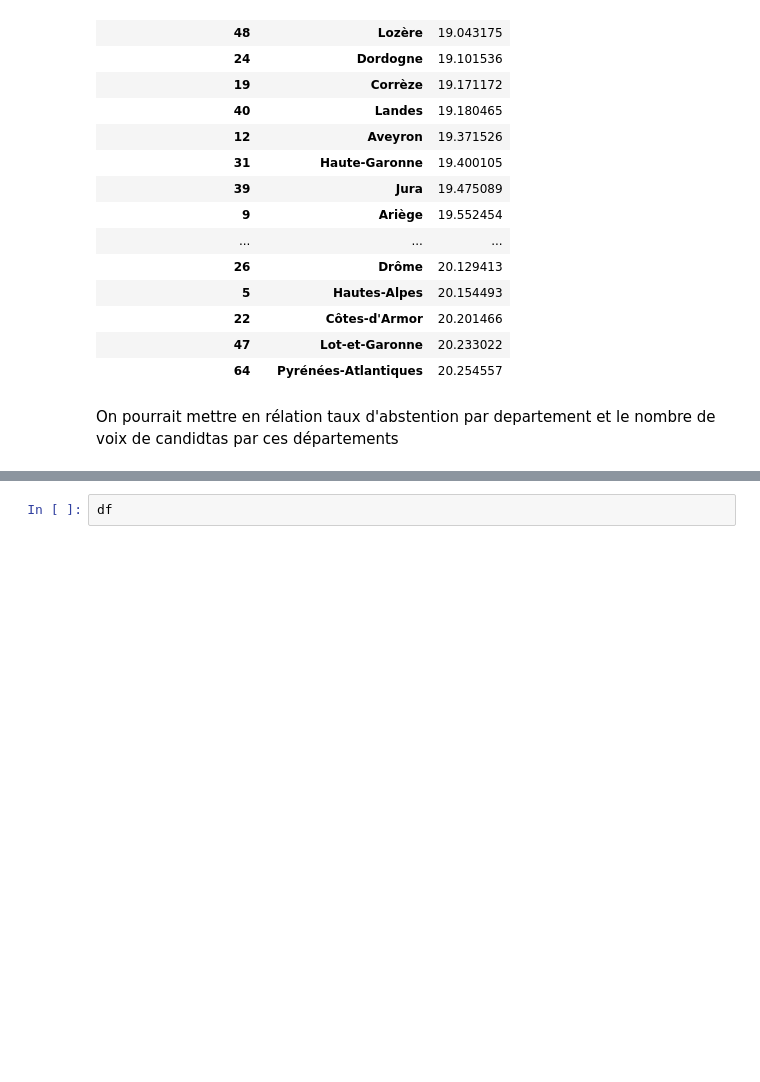
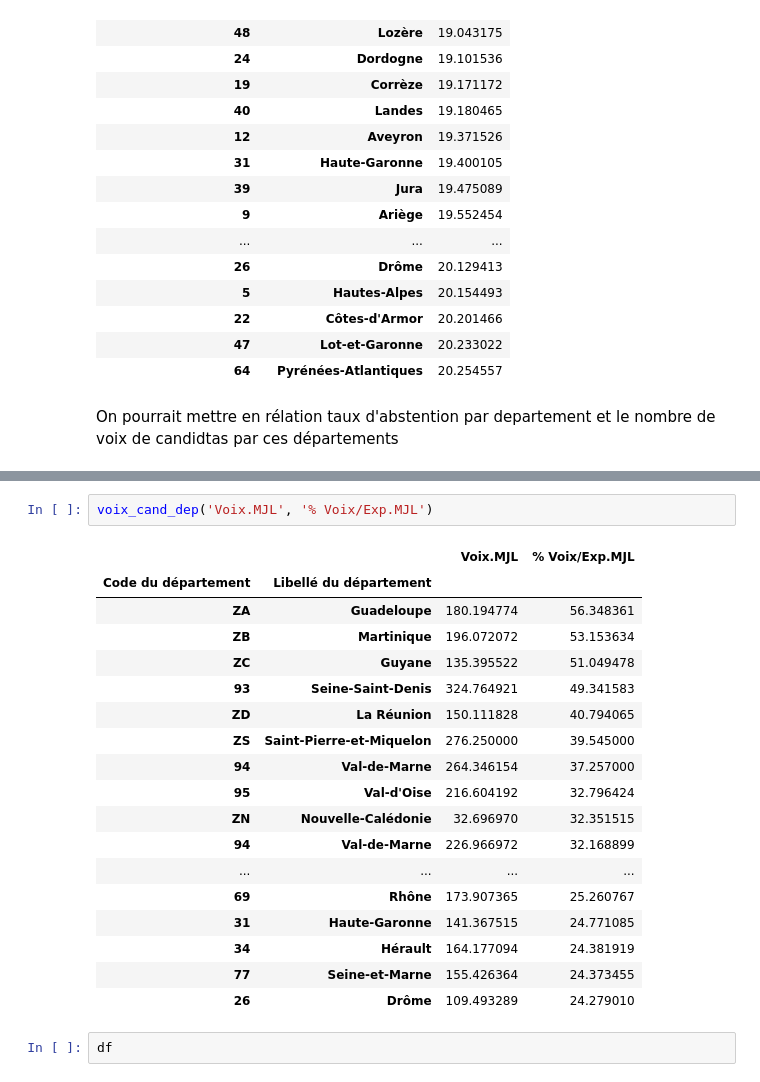
Before and after one commit to BaderEK/AnalyseDeDonnees, a Jupyter notebook: Groupe 2/Groupe 2/rendu.ipynb, the cells around one changed output, grey strips where cells are left out. Cells and saved outputs as stored; diff of their text form; blank space fills up the shorter version.

```diff
--- a/Groupe 2/Groupe 2/rendu.ipynb
+++ b/Groupe 2/Groupe 2/rendu.ipynb
@@ -249,3 +238,24 @@ ouioui('Voix.PP')
+# %%
+voix_cand_dep('Voix.MJL', '% Voix/Exp.MJL')
+# %% [output]
+|  |  | Voix.MJL | % Voix/Exp.MJL |
+| Code du département | Libellé du département |  |  |
+| ZA | Guadeloupe | 180.194774 | 56.348361 |
+| ZB | Martinique | 196.072072 | 53.153634 |
+| ZC | Guyane | 135.395522 | 51.049478 |
+| 93 | Seine-Saint-Denis | 324.764921 | 49.341583 |
+| ZD | La Réunion | 150.111828 | 40.794065 |
+| ZS | Saint-Pierre-et-Miquelon | 276.250000 | 39.545000 |
+| 94 | Val-de-Marne | 264.346154 | 37.257000 |
+| 95 | Val-d'Oise | 216.604192 | 32.796424 |
+| ZN | Nouvelle-Calédonie | 32.696970 | 32.351515 |
+| 94 | Val-de-Marne | 226.966972 | 32.168899 |
+| ... | ... | ... | ... |
+| 69 | Rhône | 173.907365 | 25.260767 |
+| 31 | Haute-Garonne | 141.367515 | 24.771085 |
+| 34 | Hérault | 164.177094 | 24.381919 |
+| 77 | Seine-et-Marne | 155.426364 | 24.373455 |
+| 26 | Drôme | 109.493289 | 24.279010 |
 # %%
 df
 # %% [output]
```
Also changed, not shown: parts of 3 cells of this notebook.
